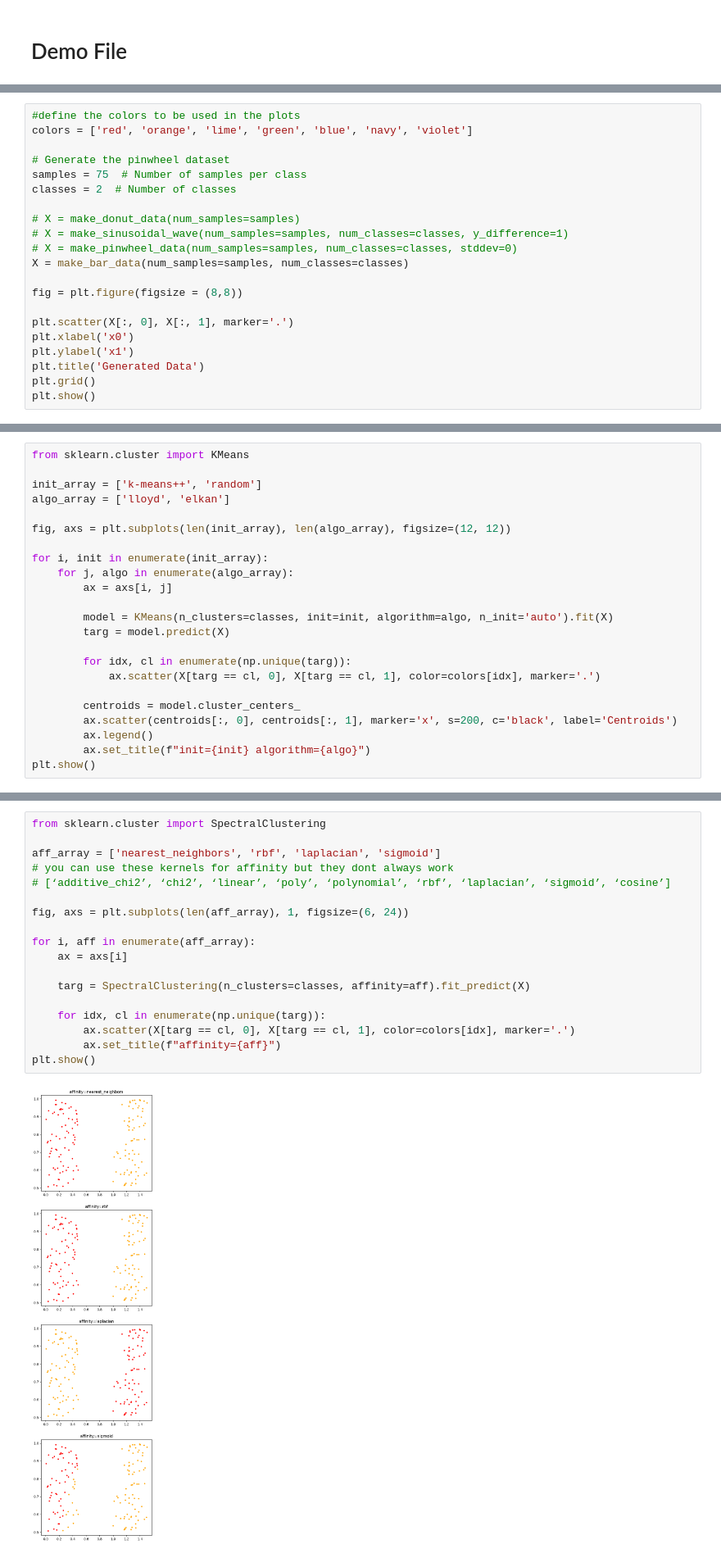
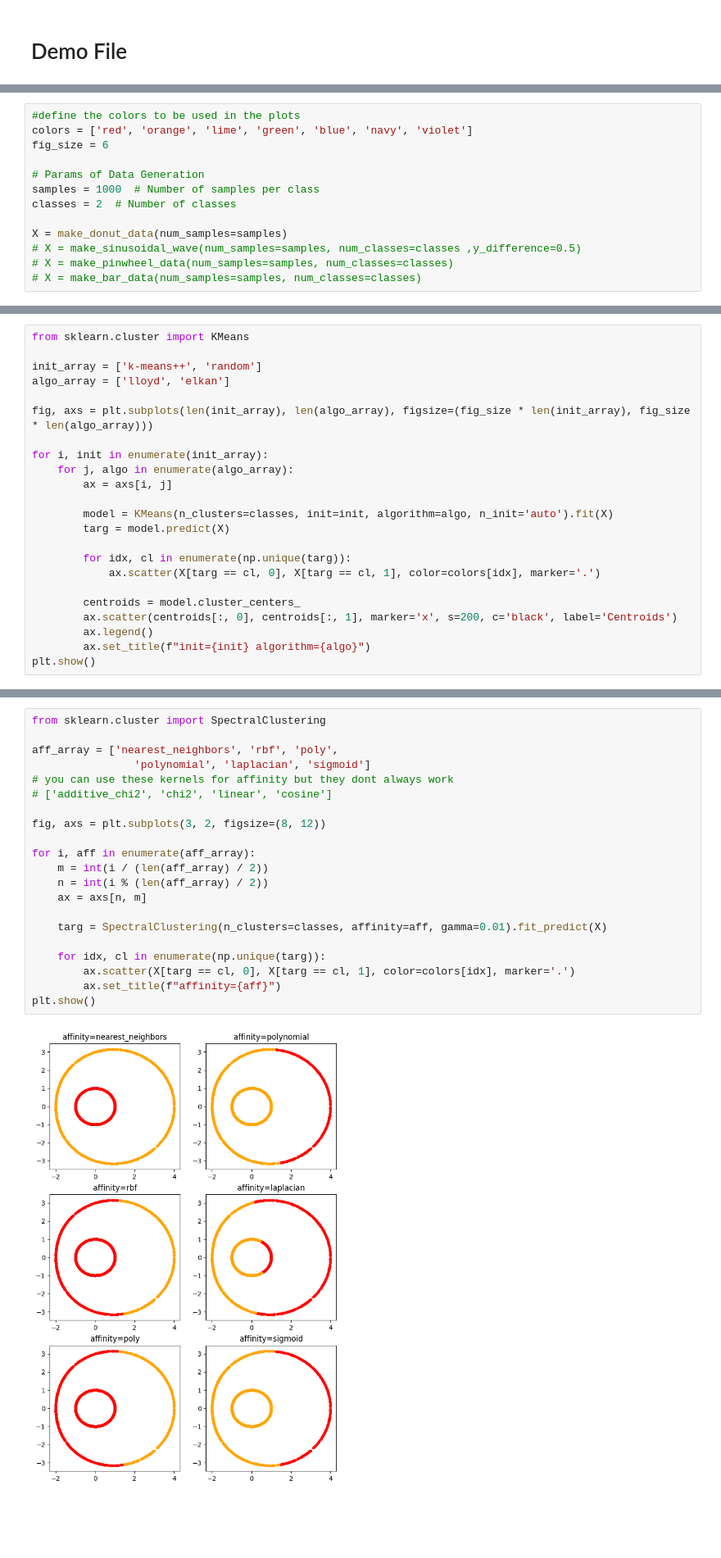
Before and after one commit to jaytejada2010/Clustering_Report, a Jupyter notebook: is_demo.ipynb, the cells around one changed output, grey strips where cells are left out. Shown at 82% size. Saved outputs shown, nothing was run; the diff lists cells and outputs as text; blank space fills up the shorter version.

```diff
--- a/is_demo.ipynb
+++ b/is_demo.ipynb
@@ -69,21 +72,13 @@ def make_bar_data(num_samples=100, num_classes=2, x_init = 0.0, y = 0.5, distanc
 # %%
 #define the colors to be used in the plots
 colors = ['red', 'orange', 'lime', 'green', 'blue', 'navy', 'violet']
+fig_size = 6
 
-# Generate the pinwheel dataset
-samples = 75  # Number of samples per class
+# Params of Data Generation
+samples = 1000  # Number of samples per class
 classes = 2  # Number of classes
 
-# X = make_donut_data(num_samples=samples)
-# X = make_sinusoidal_wave(num_samples=samples, num_classes=classes, y_difference=1)
-# X = make_pinwheel_data(num_samples=samples, num_classes=classes, stddev=0)
-X = make_bar_data(num_samples=samples, num_classes=classes)
-
-fig = plt.figure(figsize = (8,8))
-
-plt.scatter(X[:, 0], X[:, 1], marker='.')
-plt.xlabel('x0')
-plt.ylabel('x1')
-plt.title('Generated Data')
-plt.grid()
-plt.show()
+X = make_donut_data(num_samples=samples)
+# X = make_sinusoidal_wave(num_samples=samples, num_classes=classes ,y_difference=0.5)
+# X = make_pinwheel_data(num_samples=samples, num_classes=classes)
+# X = make_bar_data(num_samples=samples, num_classes=classes)
@@ -97,7 +105,7 @@ from sklearn.cluster import KMeans
 init_array = ['k-means++', 'random']
 algo_array = ['lloyd', 'elkan']
 
-fig, axs = plt.subplots(len(init_array), len(algo_array), figsize=(12, 12))
+fig, axs = plt.subplots(len(init_array), len(algo_array), figsize=(fig_size * len(init_array), fig_size * len(algo_array)))
 
 for i, init in enumerate(init_array):
     for j, algo in enumerate(algo_array):
@@ -138,21 +146,24 @@ Text(0.5, 1.0, 'Fuzzy C-Means Clustering')
 # %%
 from sklearn.cluster import SpectralClustering
 
-aff_array = ['nearest_neighbors', 'rbf', 'laplacian', 'sigmoid']
+aff_array = ['nearest_neighbors', 'rbf', 'poly',
+                'polynomial', 'laplacian', 'sigmoid']
 # you can use these kernels for affinity but they dont always work
-# [‘additive_chi2’, ‘chi2’, ‘linear’, ‘poly’, ‘polynomial’, ‘rbf’, ‘laplacian’, ‘sigmoid’, ‘cosine’]
+# ['additive_chi2', 'chi2', 'linear', 'cosine']
 
-fig, axs = plt.subplots(len(aff_array), 1, figsize=(6, 24))
+fig, axs = plt.subplots(3, 2, figsize=(8, 12))
 
 for i, aff in enumerate(aff_array):
-    ax = axs[i]
+    m = int(i / (len(aff_array) / 2))
+    n = int(i % (len(aff_array) / 2))
+    ax = axs[n, m]
 
-    targ = SpectralClustering(n_clusters=classes, affinity=aff).fit_predict(X)
+    targ = SpectralClustering(n_clusters=classes, affinity=aff, gamma=0.01).fit_predict(X)
 
     for idx, cl in enumerate(np.unique(targ)):
         ax.scatter(X[targ == cl, 0], X[targ == cl, 1], color=colors[idx], marker='.')
         ax.set_title(f"affinity={aff}")
 plt.show()
 # %% [output]
-[figure, old version]
+[figure, new version]
 # %% [markdown]
```
Also changed, not shown: parts of 19 cells of this notebook.
